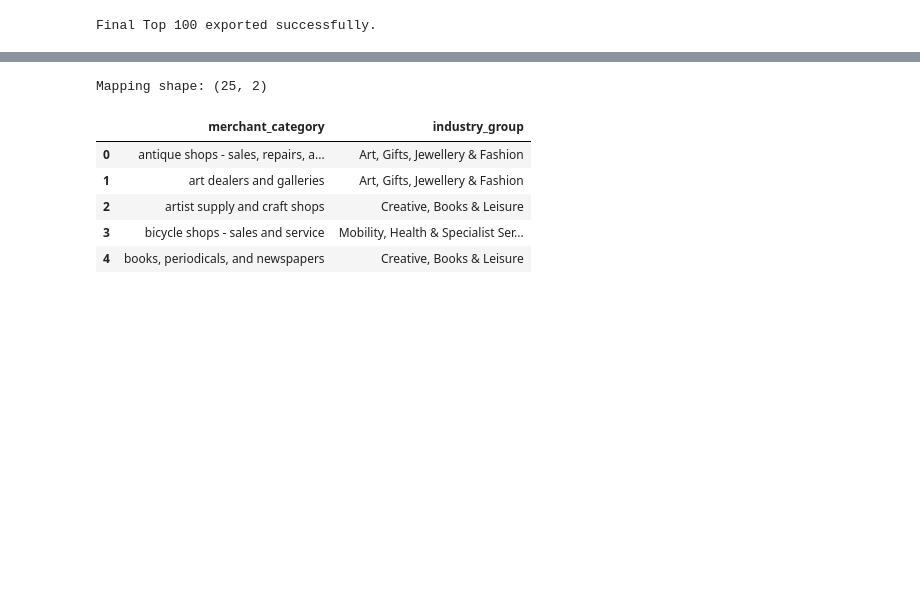
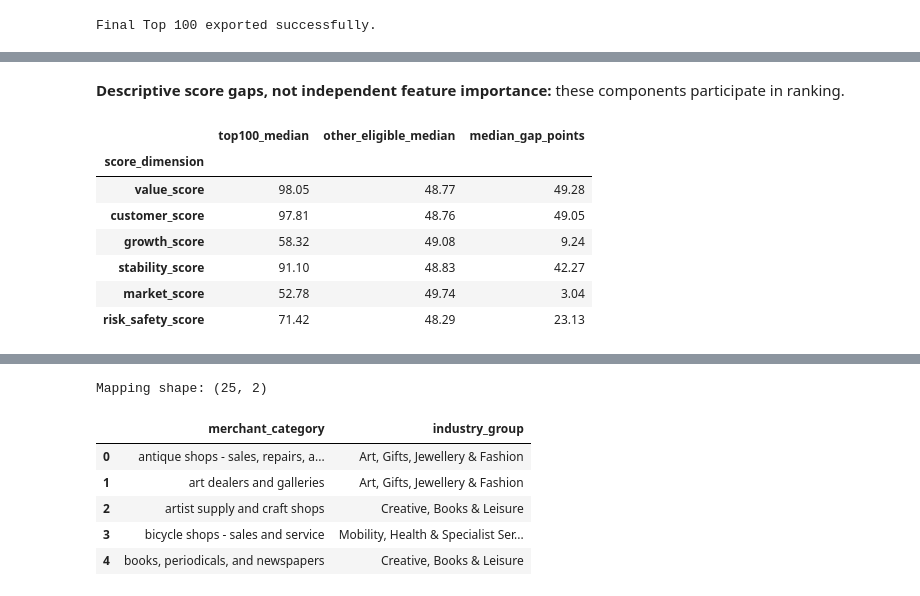
Before and after one commit to yixxx111/MAST30034-Project-2-Group-50, a Jupyter notebook: member5_ranking/final_recommendations.ipynb, the cells around one changed output, grey strips where cells are left out. Cells and saved outputs as stored; diff of their text form; code cells hidden in the pictures; blank space fills up the shorter version.

```diff
--- a/member5_ranking/final_recommendations.ipynb
+++ b/member5_ranking/final_recommendations.ipynb
@@ -523,0 +647,21 @@ Final Top 100 exported successfully.
+# %%
+# Descriptive score separation only: the components already determine selection.
+score_gap = pd.DataFrame({
+    "top100_median": final_top100[score_dimensions].median(),
+    "other_eligible_median": profile_groups["Other eligible"][score_dimensions].median(),
+})
+score_gap["median_gap_points"] = score_gap["top100_median"] - score_gap["other_eligible_median"]
+score_gap.index.name = "score_dimension"
+score_gap.to_csv(RESULTS_DIR / "top100_score_gap.csv")
+display(Markdown("**Descriptive score gaps, not independent feature importance:** these components participate in ranking."))
+display(score_gap.round(2))
+# %% [output]
+**Descriptive score gaps, not independent feature importance:** these components participate in ranking.
+|  | top100_median | other_eligible_median | median_gap_points |
+| score_dimension |  |  |  |
+| value_score | 98.05 | 48.77 | 49.28 |
+| customer_score | 97.81 | 48.76 | 49.05 |
+| growth_score | 58.32 | 49.08 | 9.24 |
+| stability_score | 91.10 | 48.83 | 42.27 |
+| market_score | 52.78 | 49.74 | 3.04 |
+| risk_safety_score | 71.42 | 48.29 | 23.13 |
```
Also changed, not shown: parts of 18 cells of this notebook, 8 other files.
